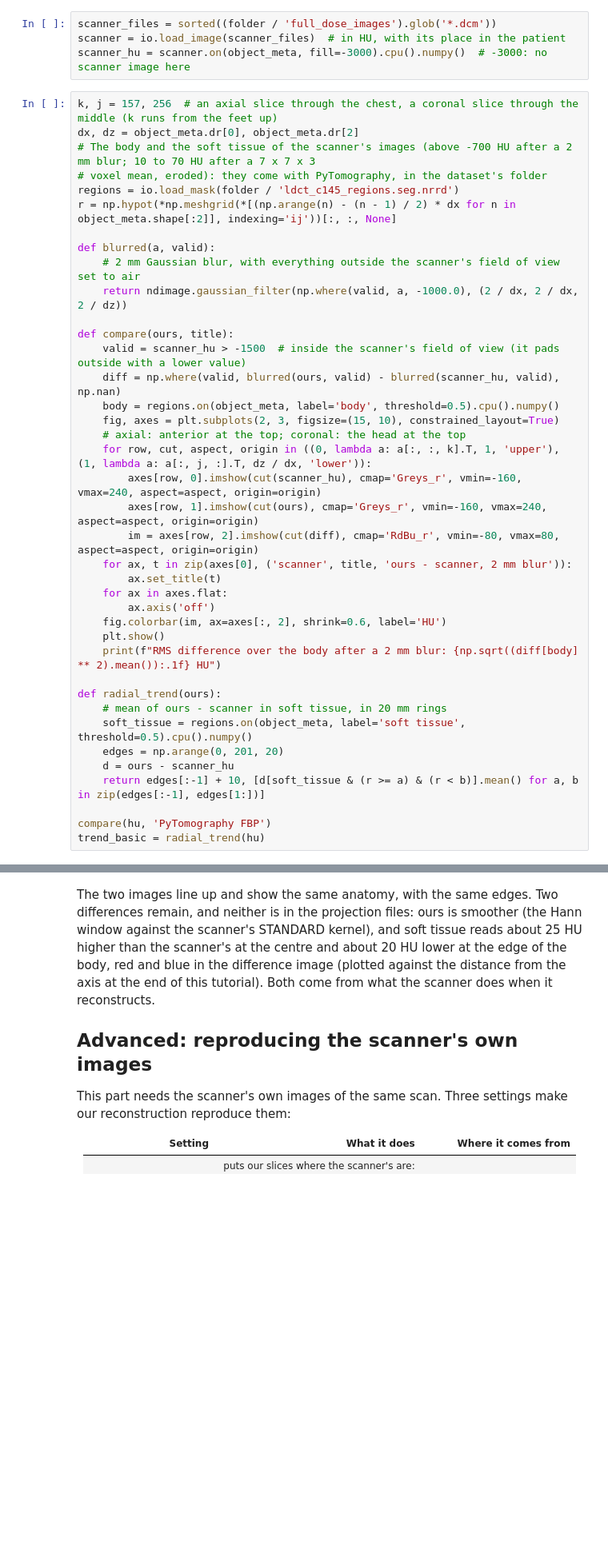
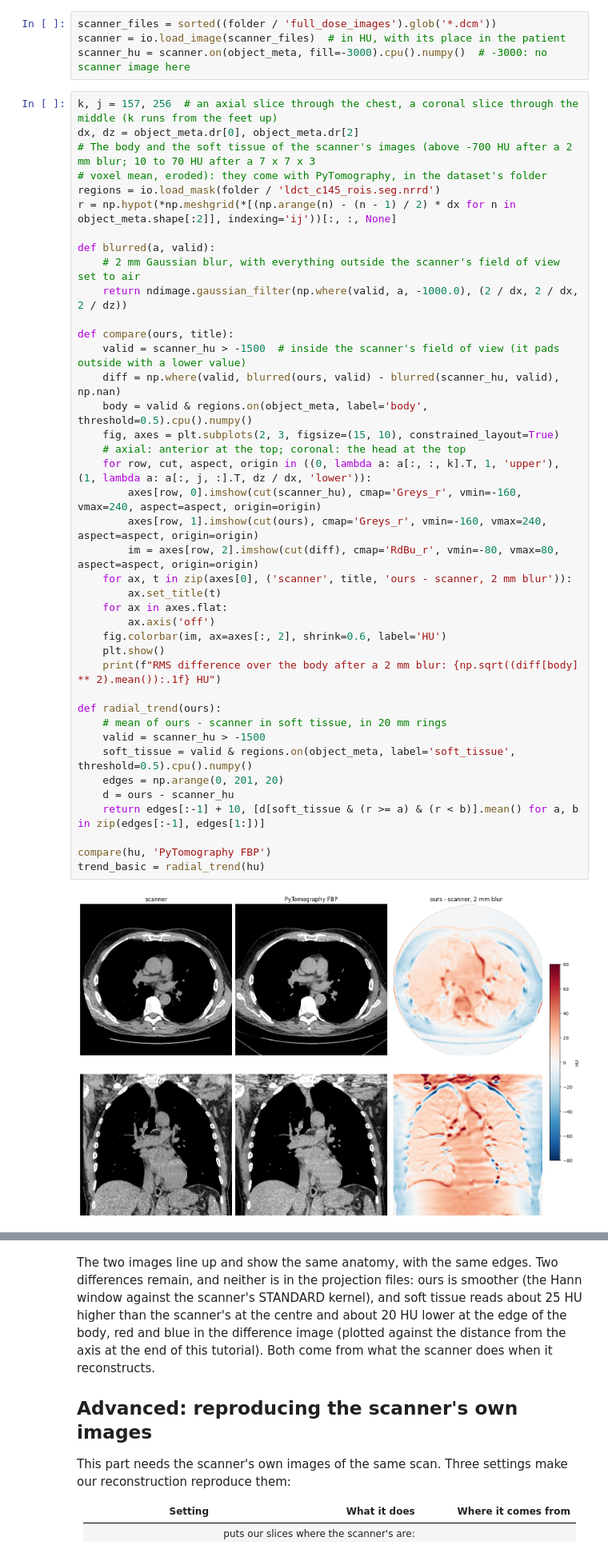
Before and after one commit to PyTomography/PyTomography, a Jupyter notebook: docs/source/notebooks/t_CT_GEN3.ipynb, the cells around one changed output, grey strips where cells are left out. Shown at 80% size. Drawn from its saved outputs; the diff is of its cells as text; blank space fills up the shorter version.

```diff
--- a/docs/source/notebooks/t_CT_GEN3.ipynb
+++ b/docs/source/notebooks/t_CT_GEN3.ipynb
@@ -100,37 +100,40 @@ k, j = 157, 256  # an axial slice through the chest, a coronal slice through the
 dx, dz = object_meta.dr[0], object_meta.dr[2]
 # The body and the soft tissue of the scanner's images (above -700 HU after a 2 mm blur; 10 to 70 HU after a 7 x 7 x 3
 # voxel mean, eroded): they come with PyTomography, in the dataset's folder
-regions = io.load_mask(folder / 'ldct_c145_regions.seg.nrrd')
+regions = io.load_mask(folder / 'ldct_c145_rois.seg.nrrd')
 r = np.hypot(*np.meshgrid(*[(np.arange(n) - (n - 1) / 2) * dx for n in object_meta.shape[:2]], indexing='ij'))[:, :, None]
 
 def blurred(a, valid):
     # 2 mm Gaussian blur, with everything outside the scanner's field of view set to air
     return ndimage.gaussian_filter(np.where(valid, a, -1000.0), (2 / dx, 2 / dx, 2 / dz))
 
 def compare(ours, title):
     valid = scanner_hu > -1500  # inside the scanner's field of view (it pads outside with a lower value)
     diff = np.where(valid, blurred(ours, valid) - blurred(scanner_hu, valid), np.nan)
-    body = regions.on(object_meta, label='body', threshold=0.5).cpu().numpy()
+    body = valid & regions.on(object_meta, label='body', threshold=0.5).cpu().numpy()
     fig, axes = plt.subplots(2, 3, figsize=(15, 10), constrained_layout=True)
     # axial: anterior at the top; coronal: the head at the top
     for row, cut, aspect, origin in ((0, lambda a: a[:, :, k].T, 1, 'upper'), (1, lambda a: a[:, j, :].T, dz / dx, 'lower')):
         axes[row, 0].imshow(cut(scanner_hu), cmap='Greys_r', vmin=-160, vmax=240, aspect=aspect, origin=origin)
         axes[row, 1].imshow(cut(ours), cmap='Greys_r', vmin=-160, vmax=240, aspect=aspect, origin=origin)
         im = axes[row, 2].imshow(cut(diff), cmap='RdBu_r', vmin=-80, vmax=80, aspect=aspect, origin=origin)
     for ax, t in zip(axes[0], ('scanner', title, 'ours - scanner, 2 mm blur')):
         ax.set_title(t)
     for ax in axes.flat:
         ax.axis('off')
     fig.colorbar(im, ax=axes[:, 2], shrink=0.6, label='HU')
     plt.show()
     print(f"RMS difference over the body after a 2 mm blur: {np.sqrt((diff[body] ** 2).mean()):.1f} HU")
 
 def radial_trend(ours):
     # mean of ours - scanner in soft tissue, in 20 mm rings
-    soft_tissue = regions.on(object_meta, label='soft tissue', threshold=0.5).cpu().numpy()
+    valid = scanner_hu > -1500
+    soft_tissue = valid & regions.on(object_meta, label='soft_tissue', threshold=0.5).cpu().numpy()
     edges = np.arange(0, 201, 20)
     d = ours - scanner_hu
     return edges[:-1] + 10, [d[soft_tissue & (r >= a) & (r < b)].mean() for a, b in zip(edges[:-1], edges[1:])]
 
 compare(hu, 'PyTomography FBP')
 trend_basic = radial_trend(hu)
+# %% [output]
+[figure, added]
```
Also changed, not shown: parts of 6 cells of this notebook, 9 other files.
